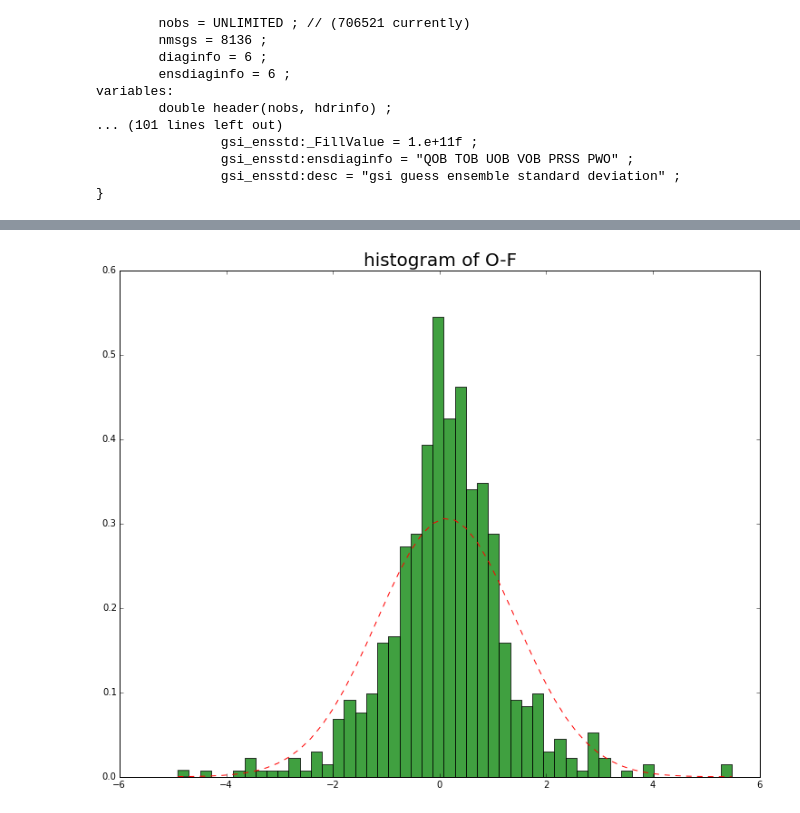
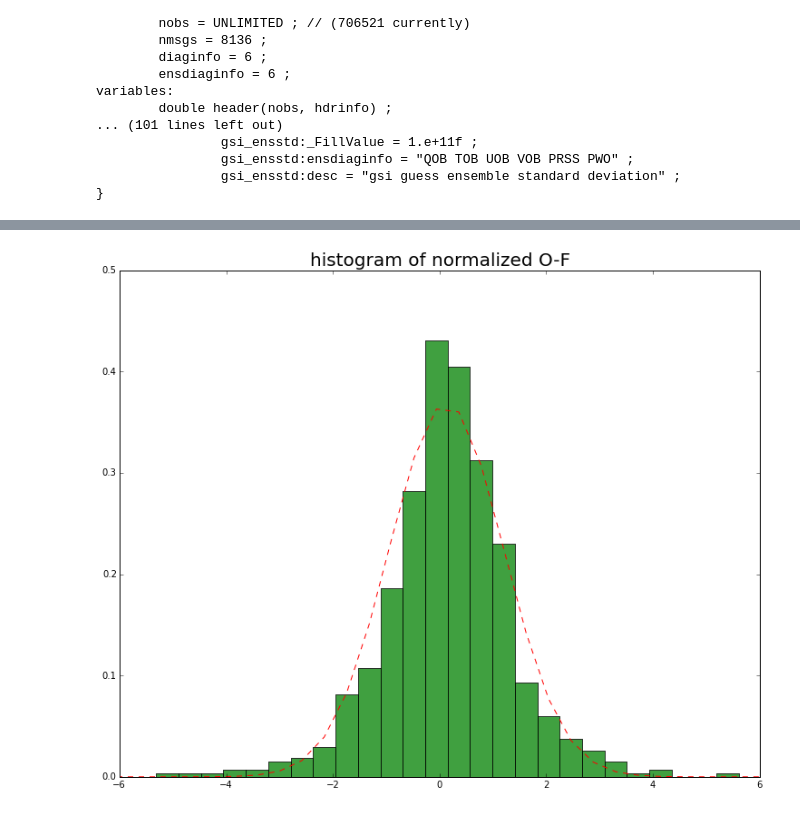
Before and after one commit to tevch/py-ncepbufr, a Jupyter notebook: utils/prepbufrnc.ipynb, the cells around one changed output, grey strips where cells are left out. Saved outputs shown, nothing was run; the diff lists cells and outputs as text; code cells hidden in the pictures.

```diff
--- a/utils/prepbufrnc.ipynb
+++ b/utils/prepbufrnc.ipynb
@@ -42,6 +42,7 @@ idx = np.argwhere( \
    np.logical_and( header[:,4] == obcode, \
    np.abs(level-press) <= 1.0) \
    ).squeeze()
-idx = np.compress(used[idx],idx) # only select obs used by GSI
+#idx = np.compress(used[idx],idx) # only select obs used by GSI
+idx = np.compress(bufrerr[idx]<1.e10,idx) # only select obs with reasonable ob errors
 print 'number of obs selected = ',len(idx)
 # %% [output]
@@ -85,12 +77,19 @@ xl = plt.xlim(0,25); yl = plt.ylim(0,5)
 # %%
-# plot histogram of O-F, with 'best fit' gaussian line.
+# plot histogram of O-F normalized by expected value
+# based on ensemble spread, with 'best fit' gaussian line.
 fig = plt.figure(figsize=(14,10))
-departures = (obs-gsiges)[idx]
-mu = departures.mean(); sigma = departures.var()
-n, bins, patches = plt.hist(departures, 50, normed=1, facecolor='green', alpha=0.75)
+sprdplusr = enssprd**2+bufrerr**2
+norm_depart = ((obs-gsiges)/np.sqrt(sprdplusr))[idx]
+mu = norm_depart.mean(); sigma = norm_depart.var()
+# empirical adjust of variance using huber norm (gaussian plus heavy tails)
+zhuber = 1.1
+sigma = sigma*min(1,0.5+0.25*zhuber)**2
+n, bins, patches = plt.hist(norm_depart, 50, normed=1, facecolor='green', alpha=0.75)
+bincenters = 0.5*(bins[1:]+bins[:-1])
 import matplotlib.mlab as mlab
-y = mlab.normpdf( bins, mu, sigma)
-l = plt.plot(bins, y, 'r--', linewidth=1)
-title = plt.title('histogram of O-F',fontsize=20)
+y = mlab.normpdf( bincenters, mu, sigma)
+l = plt.plot(bincenters, y, 'r--', linewidth=1)
+xl = plt.xlim(-6,6); plt.ylim(0,0.5)
+title = plt.title('histogram of normalized O-F',fontsize=20)
 # %% [output]
-[figure, old version]
+[figure, new version]
```
Also changed, not shown: parts of 4 cells of this notebook.
